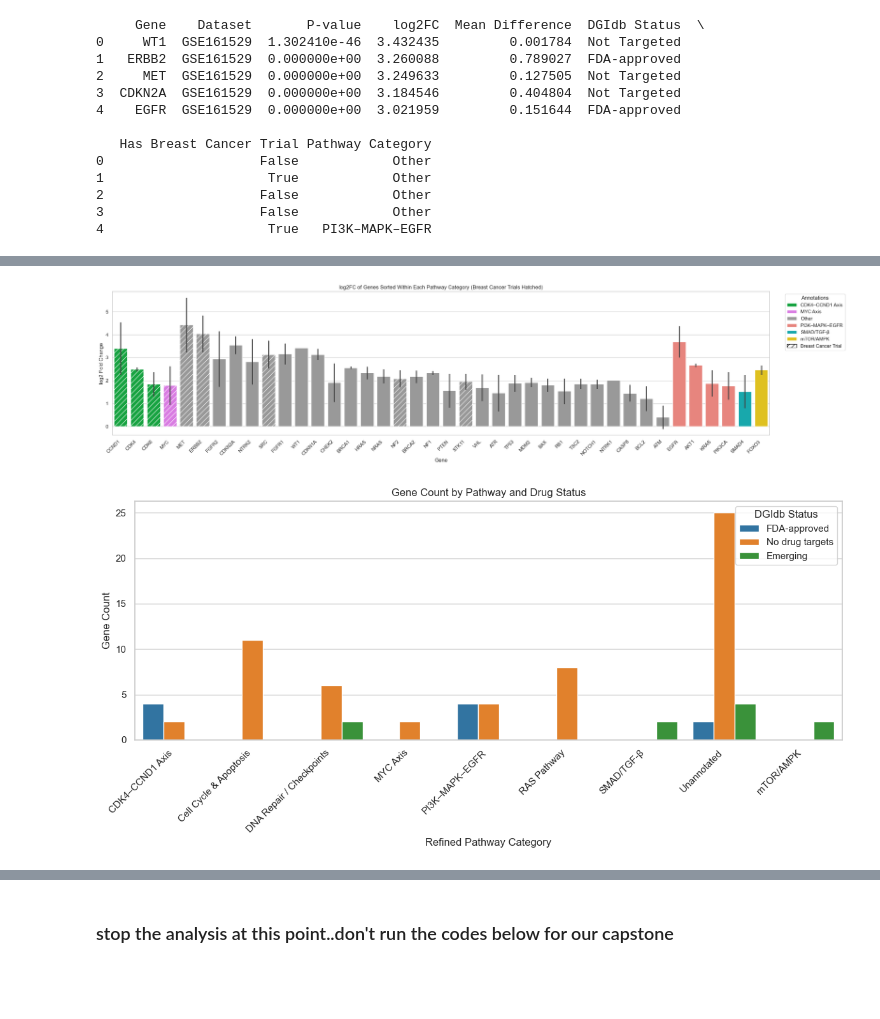
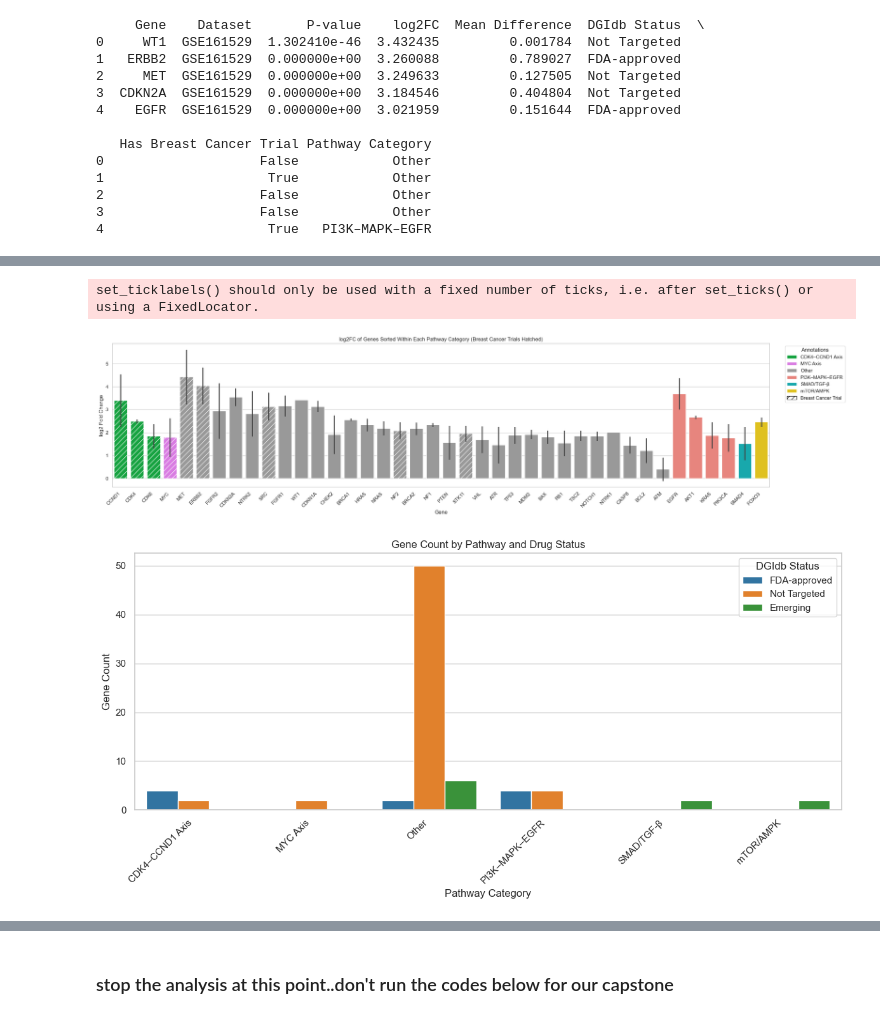
Before and after one commit to oliverraj/interpretable-machine-learning-oncology, a Jupyter notebook: notebooks/09_combined_DE_final_24July.ipynb, the cells around one changed output, grey strips where cells are left out. Saved outputs shown, nothing was run; the diff lists cells and outputs as text; code cells hidden in the pictures; blank space fills up the shorter version.

```diff
--- a/notebooks/09_combined_DE_final_24July.ipynb
+++ b/notebooks/09_combined_DE_final_24July.ipynb
@@ -132,7 +132,9 @@ import seaborn as sns
 import matplotlib.pyplot as plt
 # Load the data
 #df = pd.read_csv("final_master_gene_table.csv")
-df = pd.read_csv("final_master_gene_table_24July.csv")
+#df = pd.read_csv("final_master_gene_table_24July.csv")
+df = pd.read_csv("../final_master_gene_table_24July.csv")
+
 # Fill missing DGIdb status
 #df["DGIdb Status"] = df["DGIdb Status"].fillna("Unknown")
 df['DGIdb Status'] = df['DGIdb Status'].fillna('No known drugs')
@@ -195,7 +197,9 @@ plt.title("log2FC of Genes by Drug Status and Breast Cancer Trial Presence")
 # Add legend for hatches
 import matplotlib.patches as mpatches
 hatch_legend = [mpatches.Patch(facecolor='white', edgecolor='black', hatch='//', label='Breast Cancer Trial')]
-plt.legend(handles=ax.get_legend().legendHandles + hatch_legend, title="DGIdb Status / Trial", loc="upper right")
+#plt.legend(handles=ax.get_legend().legendHandles + hatch_legend, title="DGIdb Status / Trial", loc="upper right")
+plt.legend(handles=ax.legend_.legendHandles + hatch_legend, title="DGIdb Status / Trial", loc="upper right")
+
 
 plt.tight_layout()
 # ✅ Save the figure before showing it
@@ -263,20 +268,21 @@ ax.legend(handles=handles, title="Annotations", bbox_to_anchor=(1.02, 1), loc='u
 plt.tight_layout()
 plt.show()
 # %% [output]
+set_ticklabels() should only be used with a fixed number of ticks, i.e. after set_ticks() or using a FixedLocator.
 [figure]
 # %%
 #Pathway × DGIdb status (i.e., therapeutic landscape summary)
 
-grouped = df.groupby(["Refined Pathway Category", "DGIdb Status"]).size().reset_index(name="Gene Count")
+grouped = df.groupby(["Pathway Category", "DGIdb Status"]).size().reset_index(name="Gene Count")
 
 plt.figure(figsize=(12, 6))
-sns.barplot(data=grouped, x="Refined Pathway Category", y="Gene Count", hue="DGIdb Status", palette="tab10")
+sns.barplot(data=grouped, x="Pathway Category", y="Gene Count", hue="DGIdb Status", palette="tab10")
 plt.xticks(rotation=45, ha='right')
 plt.title("Gene Count by Pathway and Drug Status")
 plt.tight_layout()
 plt.show()
 # %% [output]
-[figure, old version]
+[figure, new version]
 # %%
 ##Heatmap of log2FC by Gene × Pathway
 
```
Also changed, not shown: parts of 17 cells of this notebook.
